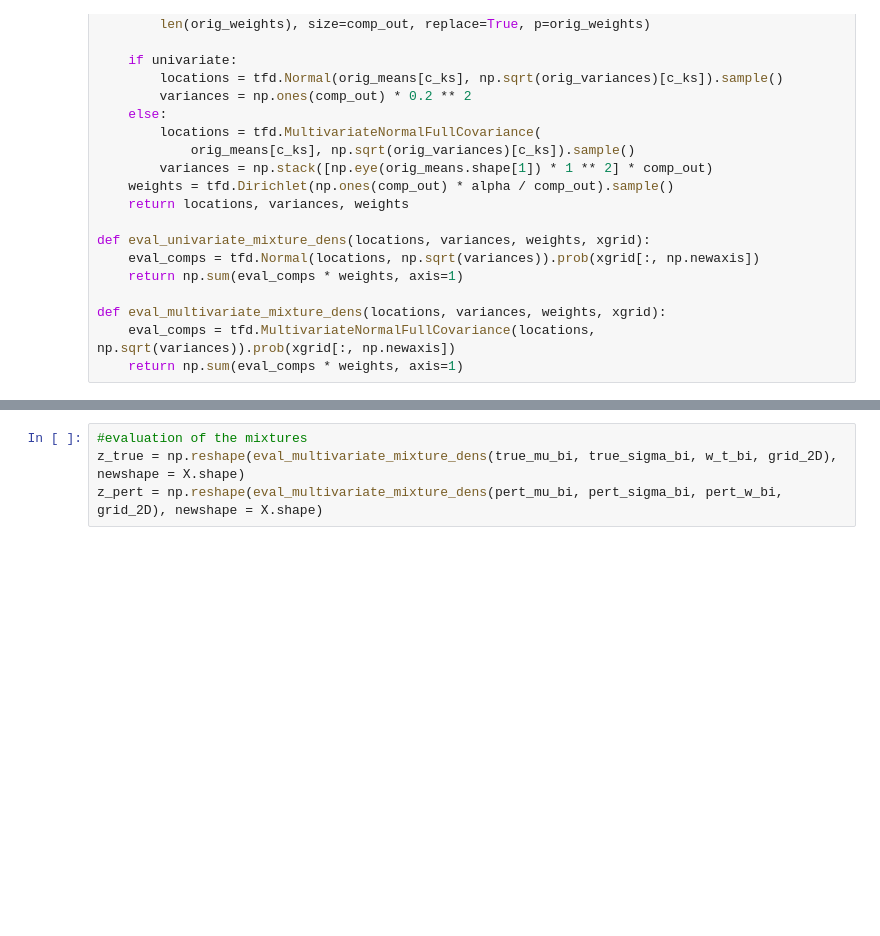
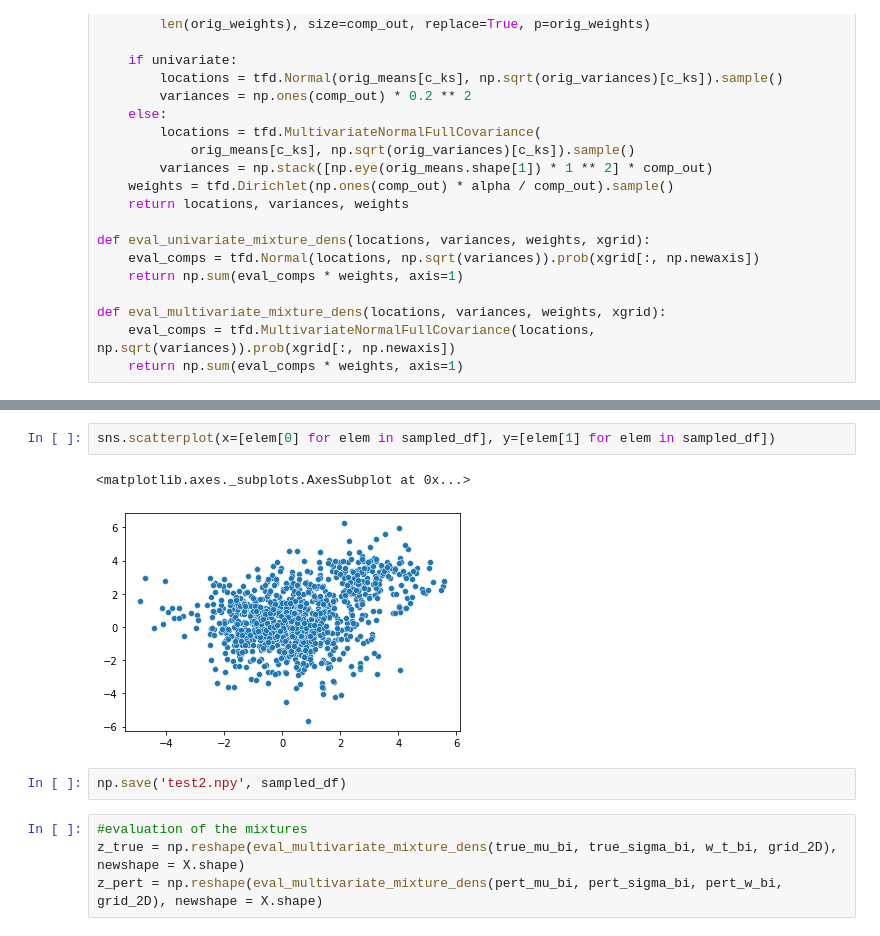
Before and after one commit to LeoPerelli/BayesMixtureModeling, a Jupyter notebook: Project Code/Data_Generator.ipynb, the cells around one changed output, grey strips where cells are left out. Drawn from its saved outputs; the diff is of its cells as text; blank space fills up the shorter version.

```diff
--- a/Project Code/Data_Generator.ipynb
+++ b/Project Code/Data_Generator.ipynb
@@ -96,3 +132,10 @@ ax.set_title('Perturbed Mixture');
+# %%
+sns.scatterplot(x=[elem[0] for elem in sampled_df], y=[elem[1] for elem in sampled_df])
+# %% [output]
+<matplotlib.axes._subplots.AxesSubplot at 0x...>
+[figure, added]
+# %%
+np.save('test2.npy', sampled_df)
 # %%
 #evaluation of the mixtures
 z_true = np.reshape(eval_multivariate_mixture_dens(true_mu_bi, true_sigma_bi, w_t_bi, grid_2D), newshape = X.shape)
```
Also changed, not shown: parts of 5 cells of this notebook, 6 other files.
